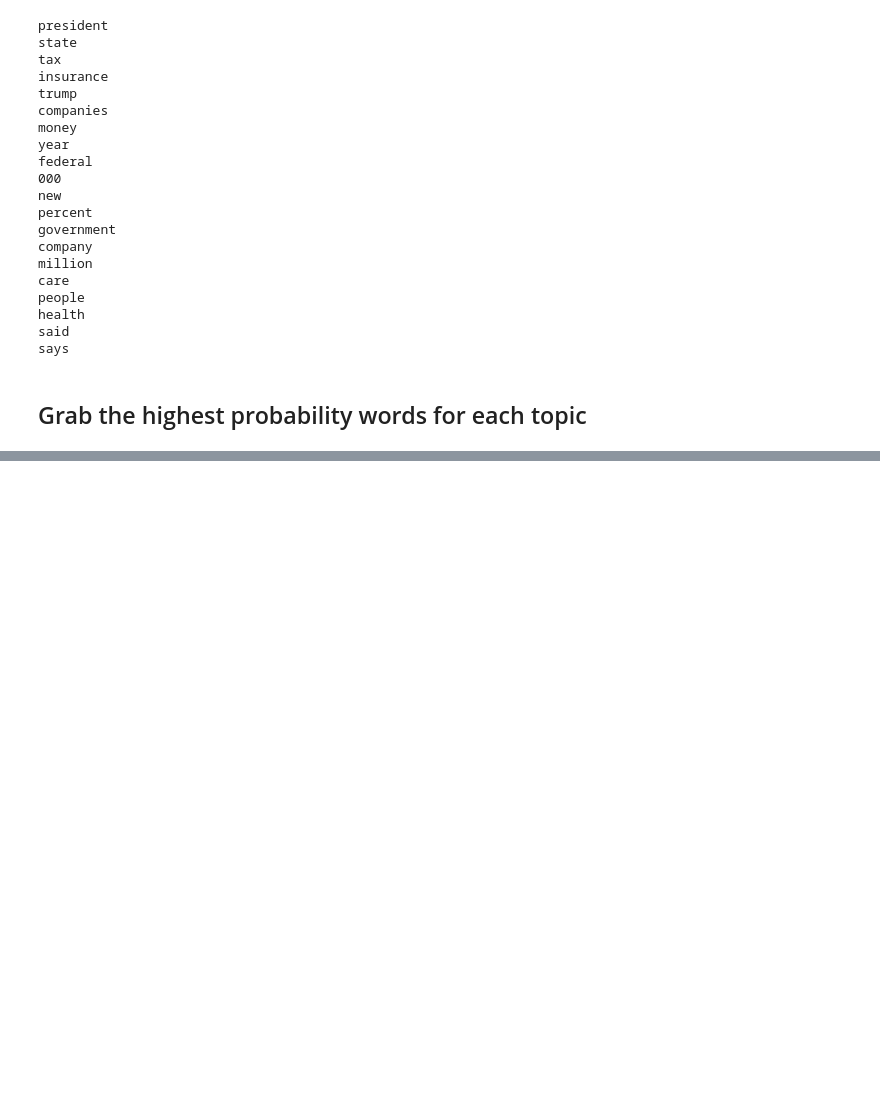
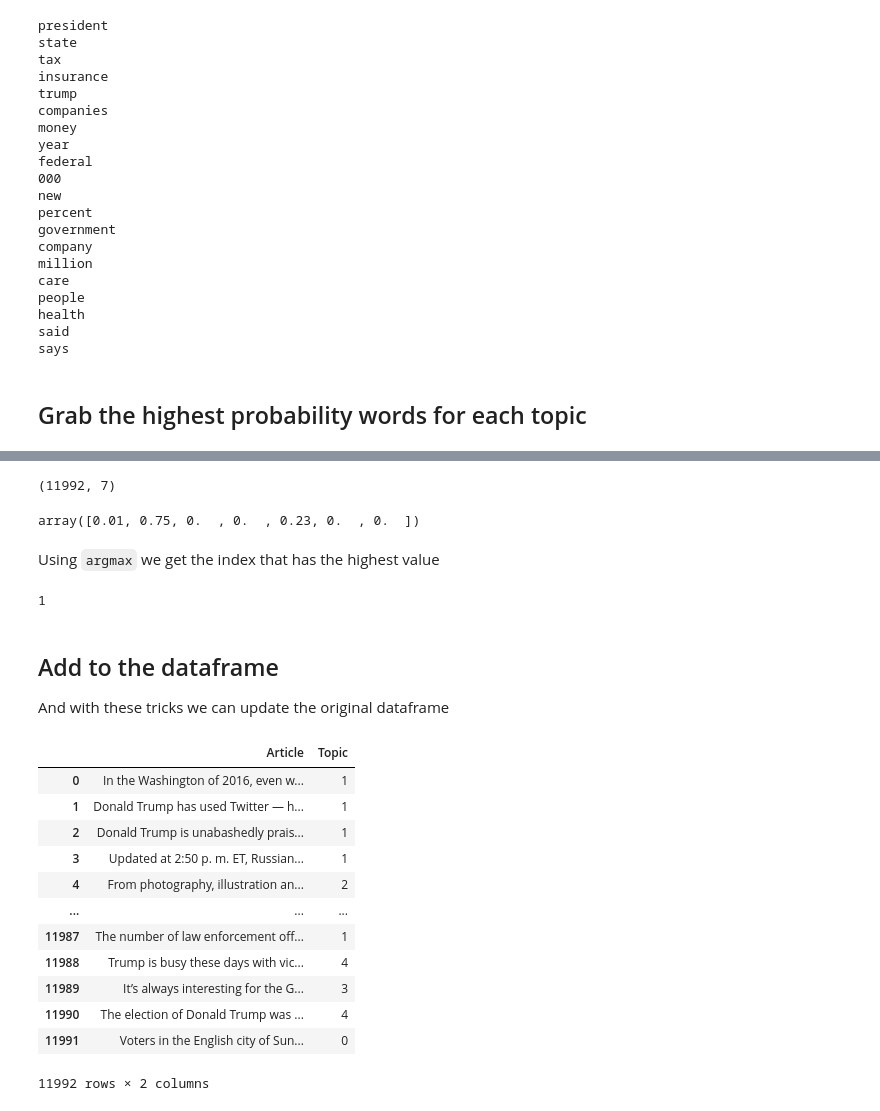
Before and after one commit to bladnman/nlp_course, a Jupyter notebook: notebooks/07. Topic Modeling.ipynb, the cells around one changed output, grey strips where cells are left out. Cells and saved outputs as stored; diff of their text form; code cells hidden in the pictures; blank space fills up the shorter version.

```diff
--- a/notebooks/07. Topic Modeling.ipynb
+++ b/notebooks/07. Topic Modeling.ipynb
@@ -135,0 +166,37 @@ print_top_words_for_all_topics(10)
+# %%
+topic_results.shape
+# %% [output]
+(11992, 7)
+# %%
+# notice this looks like it belongs to a single topic at index 1
+# these are the probabilities that the article belongs to that topic
+topic_results[0].round(2)
+# %% [output]
+array([0.01, 0.75, 0.  , 0.  , 0.23, 0.  , 0.  ])
+# %% [markdown]
+Using `argmax` we get the index that has the highest value
+# %%
+topic_results[0].argmax()
+# %% [output]
+1
+# %% [markdown]
+## Add to the dataframe
+
+And with these tricks we can update the original dataframe
+# %%
+npr['Topic'] = topic_results.argmax(axis=1)
+npr
+# %% [output]
+|  | Article | Topic |
+| 0 | In the Washington of 2016, even w... | 1 |
+| 1 | Donald Trump has used Twitter — h... | 1 |
+| 2 | Donald Trump is unabashedly prais... | 1 |
+| 3 | Updated at 2:50 p. m. ET, Russian... | 1 |
+| 4 | From photography, illustration an... | 2 |
+| ... | ... | ... |
+| 11987 | The number of law enforcement off... | 1 |
+| 11988 | Trump is busy these days with vic... | 4 |
+| 11989 | It’s always interesting for the G... | 3 |
+| 11990 | The election of Donald Trump was ... | 4 |
+| 11991 | Voters in the English city of Sun... | 0 |
+11992 rows × 2 columns
```
Also changed, not shown: parts of 9 cells of this notebook, 1 other file.
